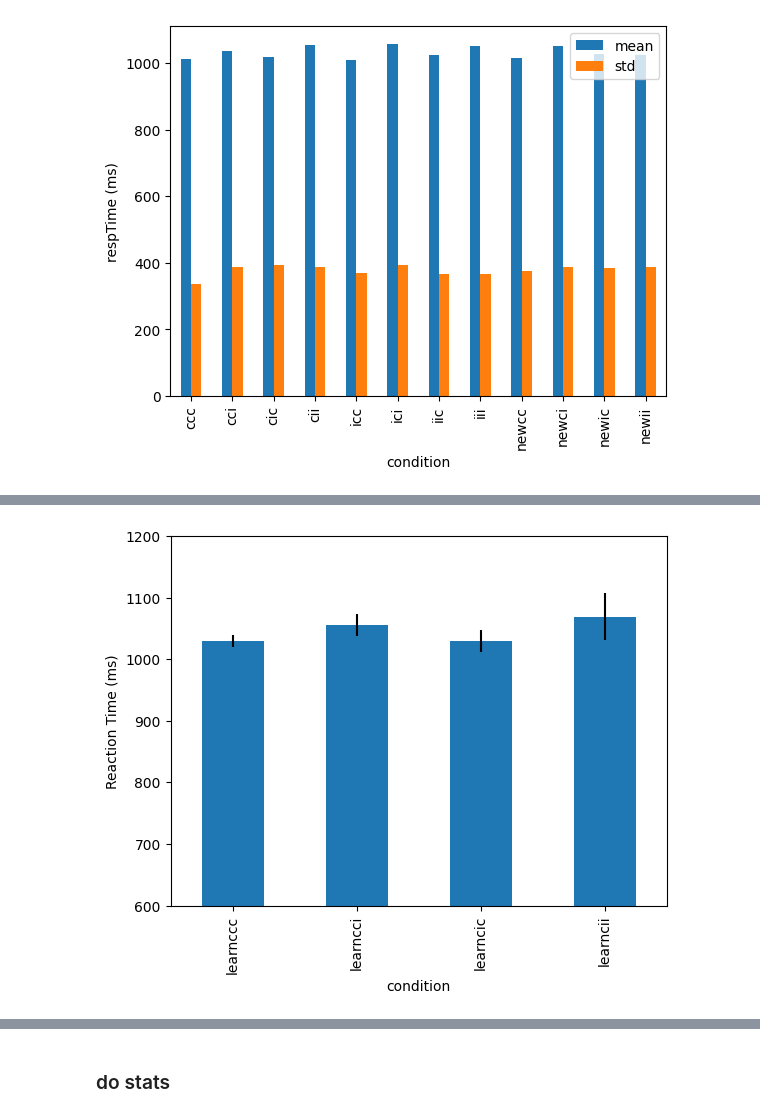
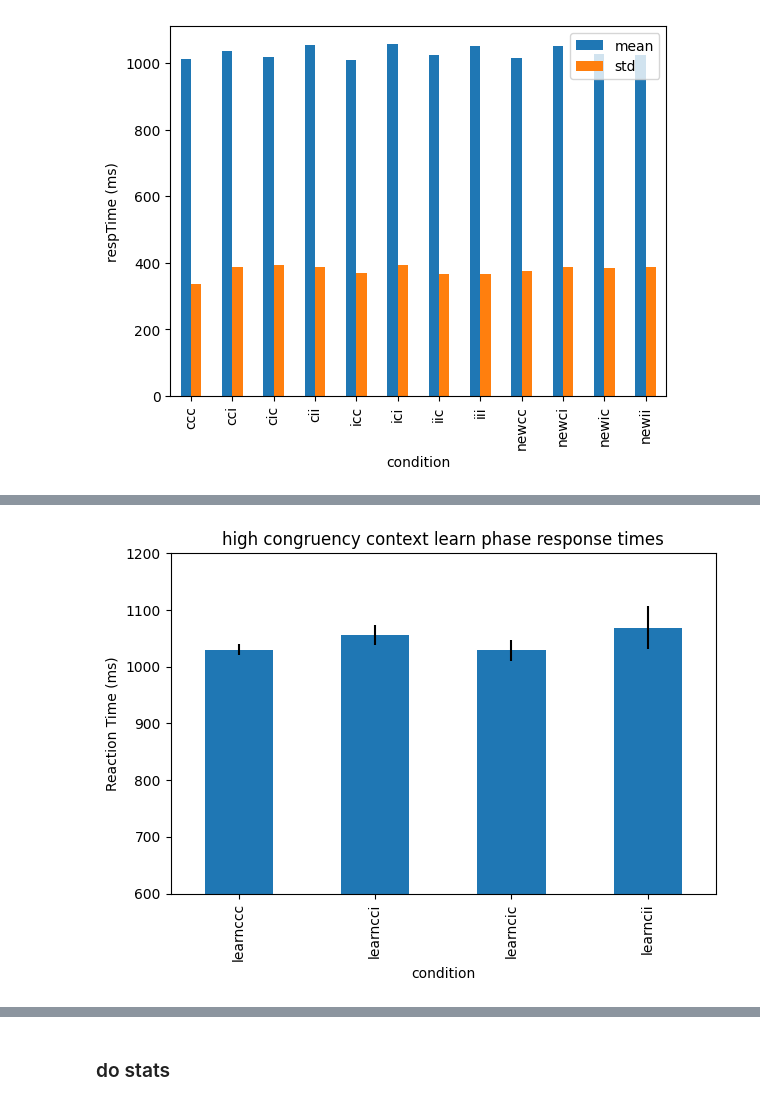
Before and after one commit to jimzhang629/contextFlanker2.0, a Jupyter notebook: analysis/makecsv.ipynb, the cells around one changed output, grey strips where cells are left out. Saved outputs shown, nothing was run; the diff lists cells and outputs as text; code cells hidden in the pictures.

```diff
--- a/analysis/makecsv.ipynb
+++ b/analysis/makecsv.ipynb
@@ -377,7 +413,7 @@ afterNewIncTestDF avg resp time: 991.415503875969
 # %% [markdown]
 ### effect of context during the learning blocks
 # %%
-firstLearnBlockLowConDF = highAccDF.loc[(highAccDF['blockNumber'] == 1) & (highAccDF['firstBlockName'].isin(['learnBtop', 'learnBbot']))]
+firstLearnBlockHighConDF = highAccDF.loc[(highAccDF['blockNumber'] == 1) & (highAccDF['firstBlockName'].isin(['learnBtop', 'learnBbot']))]
 firstLearnBlockHighConDF.name = 'firstLearnBlockHighConDF'
 
 secondLearnBlockHighConDF = highAccDF.loc[(highAccDF['blockNumber'] == 2) & (highAccDF['secondBlockName'].isin(['learnBtop', 'learnBbot']))]
@@ -735,19 +785,22 @@ plt.savefig("newContextRT.png")
 # %%
 highConLearnAccMean = highConLearnStatsDF.groupby('condition').accuracy.mean()
 highConLearnAccSEM = highConLearnStatsDF.groupby('condition').accuracy.sem()
 
-p = highConLearnAccMean.plot(kind='bar', ylabel='accuracy %', yerr=highConLearnAccSEM)
+p = highConLearnAccMean.plot(kind='bar', ylabel='accuracy %', yerr=highConLearnAccSEM, title='high congruency context learn phase accuracies')
 p.set_ylim(0.75,1.0)
+plt.tight_layout()
 plt.savefig("highConContextLearnAcc.png")
 
 highConLearnRTMean = highConLearnStatsDF.groupby('condition').respTime.mean()
 highConLearnRTSEM = highConLearnStatsDF.groupby('condition').respTime.sem()
 
-p = highConLearnRTMean.plot(kind='bar', ylabel='Reaction Time (ms)', yerr=highConLearnRTSEM)
-p.set_ylim(600,1200);
+p = highConLearnRTMean.plot(kind='bar', ylabel='Reaction Time (ms)', yerr=highConLearnRTSEM, title='high congruency context learn phase response times')
+p.set_ylim(600,1200)
+plt.tight_layout()
+
 plt.savefig("highConContextLearnRT.png")
 # %% [output]
-[figure, old version]
+[figure, new version]
 # %%
 lowConLearnAccMean = lowConLearnStatsDF.groupby('condition').accuracy.mean()
 lowConLearnAccSEM = lowConLearnStatsDF.groupby('condition').accuracy.sem()
```
Also changed, not shown: parts of 8 cells of this notebook, 1 other file.
